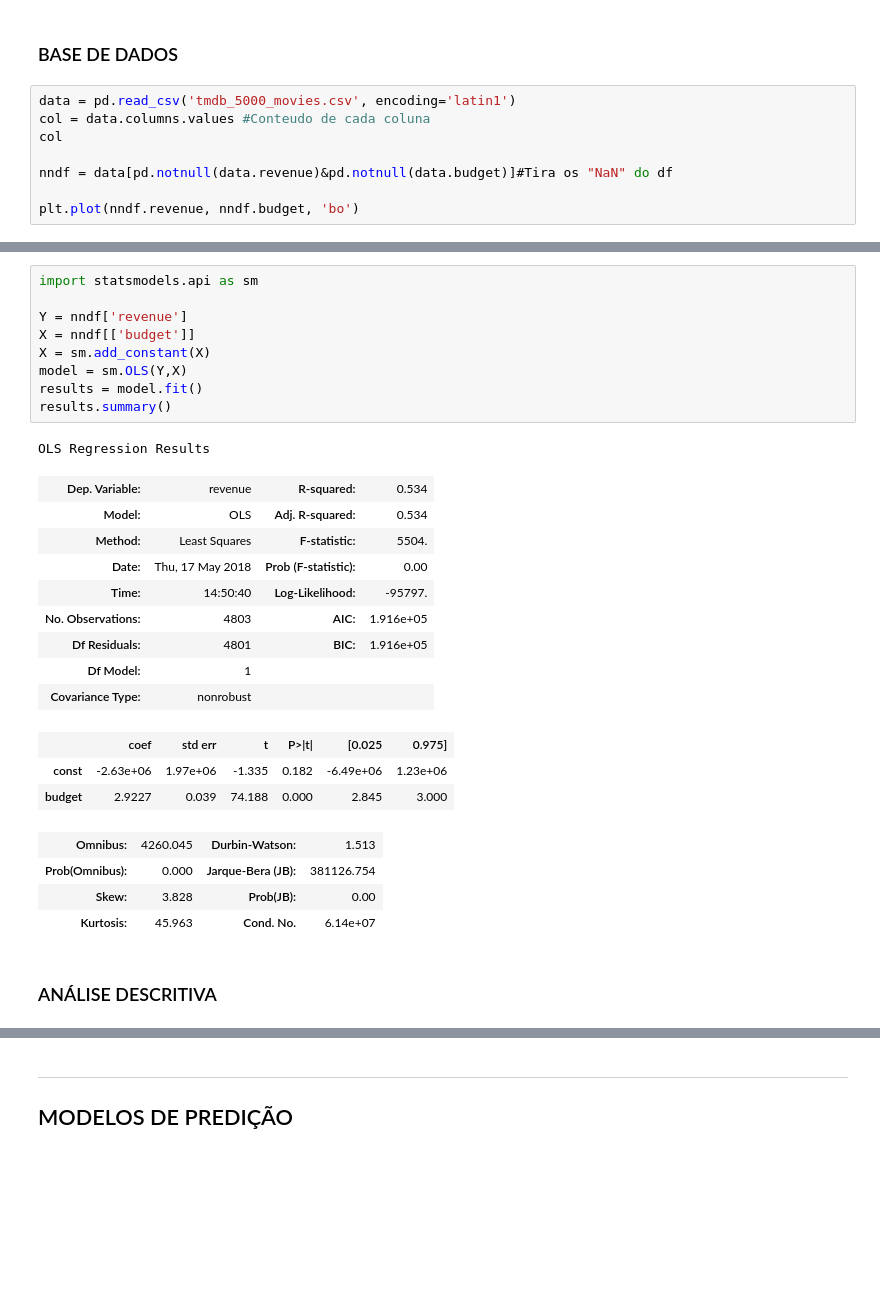
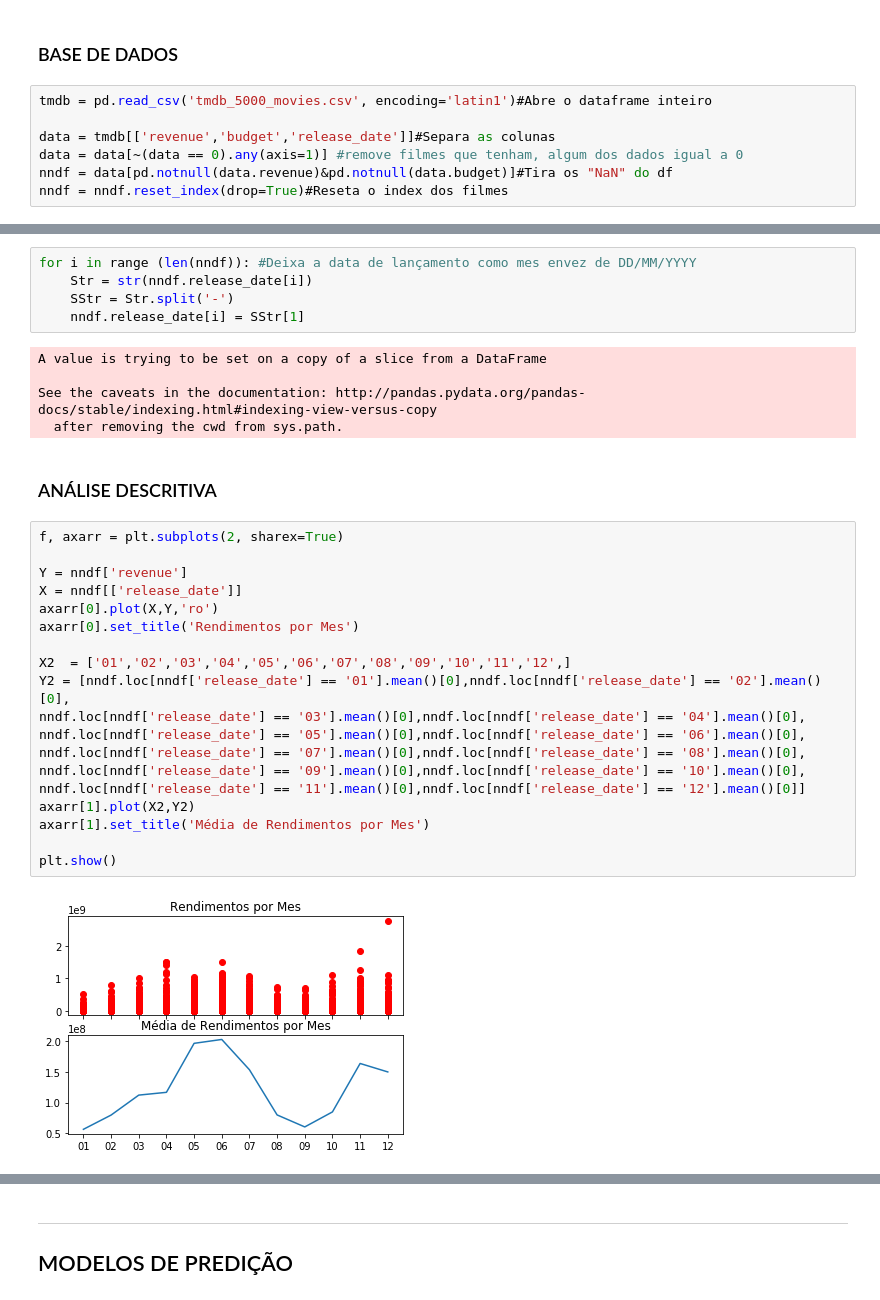
Before and after one commit to guipleite/DPCD, a Jupyter notebook: Projeto3/Projeto3 Layout.ipynb, the cells around one changed output, grey strips where cells are left out. Drawn from its saved outputs; the diff is of its cells as text; blank space fills up the shorter version.

```diff
--- a/Projeto3/Projeto3 Layout.ipynb
+++ b/Projeto3/Projeto3 Layout.ipynb
@@ -34,10 +36,9 @@ C:\Users\Usuario\Desktop\Insper\2018\DPCD\DPCD\Projeto3
 # %% [markdown]
 ### BASE DE DADOS
 # %%
-data = pd.read_csv('tmdb_5000_movies.csv', encoding='latin1')
-col = data.columns.values #Conteudo de cada coluna
-col
+tmdb = pd.read_csv('tmdb_5000_movies.csv', encoding='latin1')#Abre o dataframe inteiro
 
+data = tmdb[['revenue','budget','release_date']]#Separa as colunas
+data = data[~(data == 0).any(axis=1)] #remove filmes que tenham, algum dos dados igual a 0
 nndf = data[pd.notnull(data.revenue)&pd.notnull(data.budget)]#Tira os "NaN" do df
-
-plt.plot(nndf.revenue, nndf.budget, 'bo')
+nndf = nndf.reset_index(drop=True)#Reseta o index dos filmes
@@ -47,29 +45,33 @@ plt.plot(nndf.revenue, nndf.budget, 'bo')
-# %%
-import statsmodels.api as sm
-
-Y = nndf['revenue']
-X = nndf[['budget']]
-X = sm.add_constant(X)
-model = sm.OLS(Y,X)
-results = model.fit()
-results.summary()
-# %% [output]
-OLS Regression Results
-| Dep. Variable: | revenue | R-squared: | 0.534 |
-| Model: | OLS | Adj. R-squared: | 0.534 |
-| Method: | Least Squares | F-statistic: | 5504. |
-| Date: | Thu, 17 May 2018 | Prob (F-statistic): | 0.00 |
-| Time: | 14:50:40 | Log-Likelihood: | -95797. |
-| No. Observations: | 4803 | AIC: | 1.916e+05 |
-| Df Residuals: | 4801 | BIC: | 1.916e+05 |
-| Df Model: | 1 |  |  |
-| Covariance Type: | nonrobust |  |  |
-|  | coef | std err | t | P>|t| | [0.025 | 0.975] |
-| const | -2.63e+06 | 1.97e+06 | -1.335 | 0.182 | -6.49e+06 | 1.23e+06 |
-| budget | 2.9227 | 0.039 | 74.188 | 0.000 | 2.845 | 3.000 |
-| Omnibus: | 4260.045 | Durbin-Watson: | 1.513 |
-| Prob(Omnibus): | 0.000 | Jarque-Bera (JB): | 381126.754 |
-| Skew: | 3.828 | Prob(JB): | 0.00 |
-| Kurtosis: | 45.963 | Cond. No. | 6.14e+07 |
+# %%
+for i in range (len(nndf)): #Deixa a data de lançamento como mes envez de DD/MM/YYYY
+    Str = str(nndf.release_date[i])
+    SStr = Str.split('-')
+    nndf.release_date[i] = SStr[1]
+# %% [output]
+A value is trying to be set on a copy of a slice from a DataFrame
+
+See the caveats in the documentation: http://pandas.pydata.org/pandas-docs/stable/indexing.html#indexing-view-versus-copy
+  after removing the cwd from sys.path.
 # %% [markdown]
 ### ANÁLISE DESCRITIVA
+# %%
+f, axarr = plt.subplots(2, sharex=True)
+
+Y = nndf['revenue']
+X = nndf[['release_date']]
+axarr[0].plot(X,Y,'ro')
+axarr[0].set_title('Rendimentos por Mes')
+
+X2  = ['01','02','03','04','05','06','07','08','09','10','11','12',]
+Y2 = [nndf.loc[nndf['release_date'] == '01'].mean()[0],nndf.loc[nndf['release_date'] == '02'].mean()[0],
+nndf.loc[nndf['release_date'] == '03'].mean()[0],nndf.loc[nndf['release_date'] == '04'].mean()[0],
+nndf.loc[nndf['release_date'] == '05'].mean()[0],nndf.loc[nndf['release_date'] == '06'].mean()[0],
+nndf.loc[nndf['release_date'] == '07'].mean()[0],nndf.loc[nndf['release_date'] == '08'].mean()[0],
+nndf.loc[nndf['release_date'] == '09'].mean()[0],nndf.loc[nndf['release_date'] == '10'].mean()[0],
+nndf.loc[nndf['release_date'] == '11'].mean()[0],nndf.loc[nndf['release_date'] == '12'].mean()[0]]
+axarr[1].plot(X2,Y2)
+axarr[1].set_title('Média de Rendimentos por Mes')
+
+plt.show()
+# %% [output]
+[figure, added]
```
Also changed, not shown: parts of 12 cells of this notebook.
